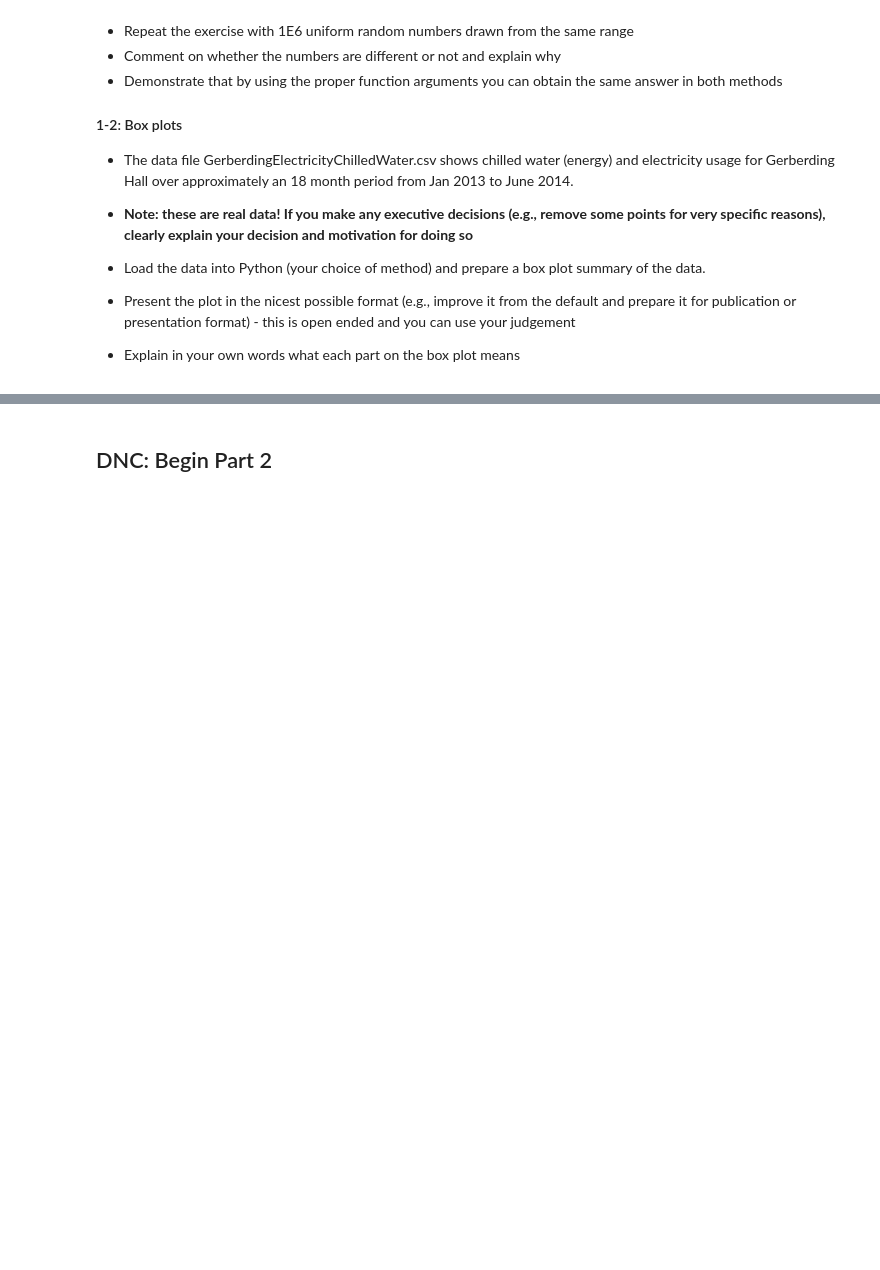
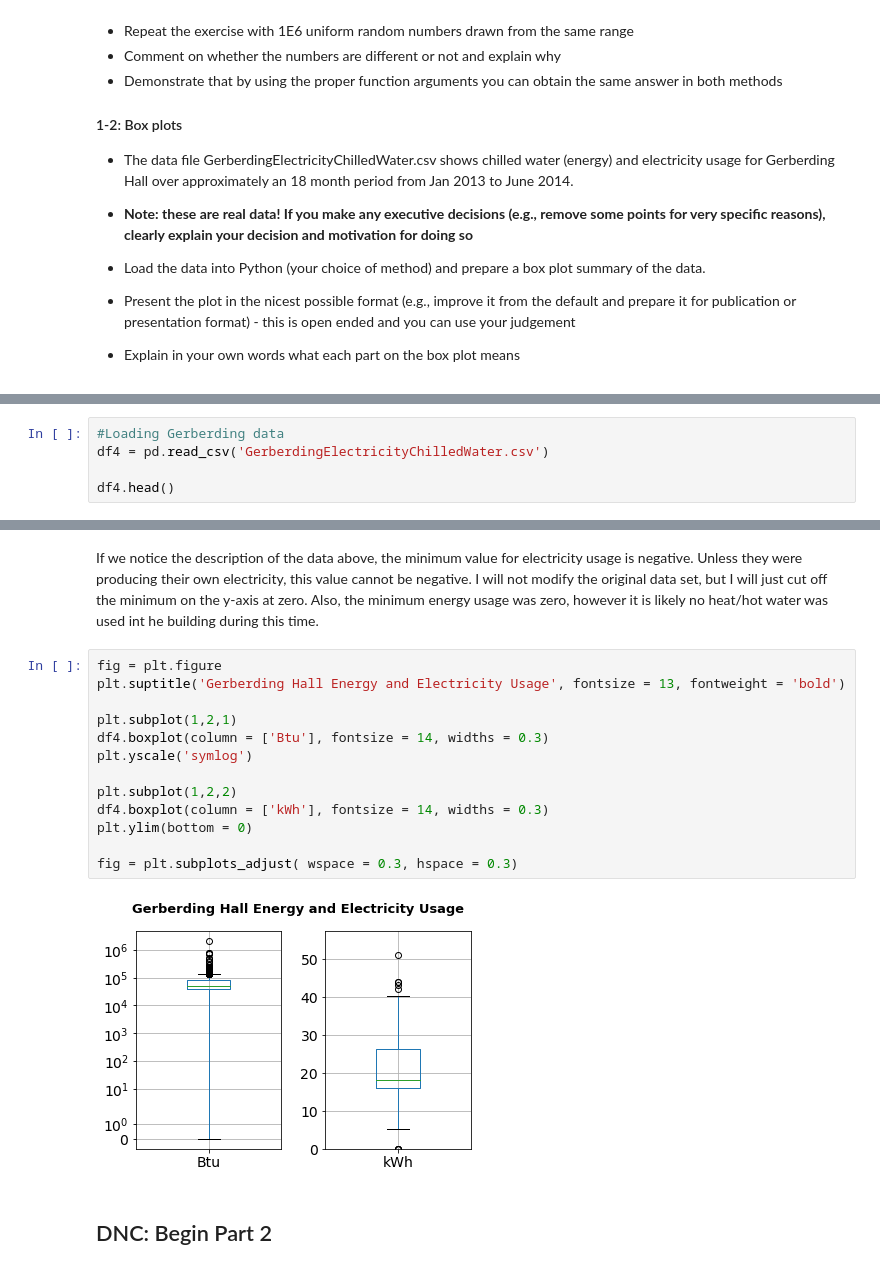
Before and after one commit to jrodguez/statistical_methods, a Jupyter notebook: HW3.ipynb, the cells around one changed output, grey strips where cells are left out. Drawn from its saved outputs; the diff is of its cells as text; blank space fills up the shorter version.

```diff
--- a/HW3.ipynb
+++ b/HW3.ipynb
@@ -28,0 +90,5 @@
+# %%
+#Loading Gerberding data
+df4 = pd.read_csv('GerberdingElectricityChilledWater.csv')
+
+df4.head()
@@ -29,3 +114,20 @@
+# %% [markdown]
+If we notice the description of the data above, the minimum value for electricity usage is negative. Unless they were producing their own electricity, this value cannot be negative. I will not modify the original data set, but I will just cut off the minimum on the y-axis at zero. Also, the minimum energy usage was zero, however it is likely no heat/hot water was used int he building during this time.
+# %%
+fig = plt.figure
+plt.suptitle('Gerberding Hall Energy and Electricity Usage', fontsize = 13, fontweight = 'bold')
+
+plt.subplot(1,2,1)
+df4.boxplot(column = ['Btu'], fontsize = 14, widths = 0.3)
+plt.yscale('symlog')
+
+plt.subplot(1,2,2)
+df4.boxplot(column = ['kWh'], fontsize = 14, widths = 0.3)
+plt.ylim(bottom = 0)
+
+fig = plt.subplots_adjust( wspace = 0.3, hspace = 0.3)
+# %% [output]
+[figure, added]
 # %% [markdown]
 ## DNC: Begin Part 2
 # %% [markdown]
```
Also changed, not shown: parts of 50 cells of this notebook.
